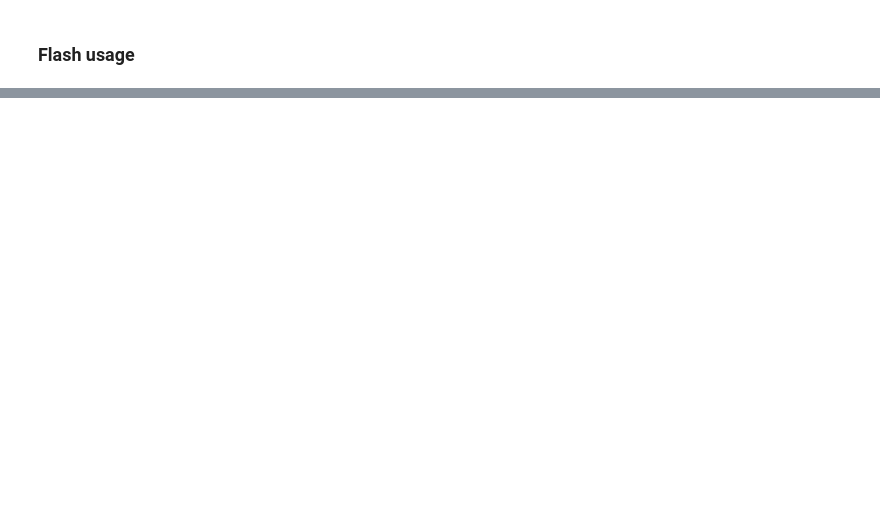
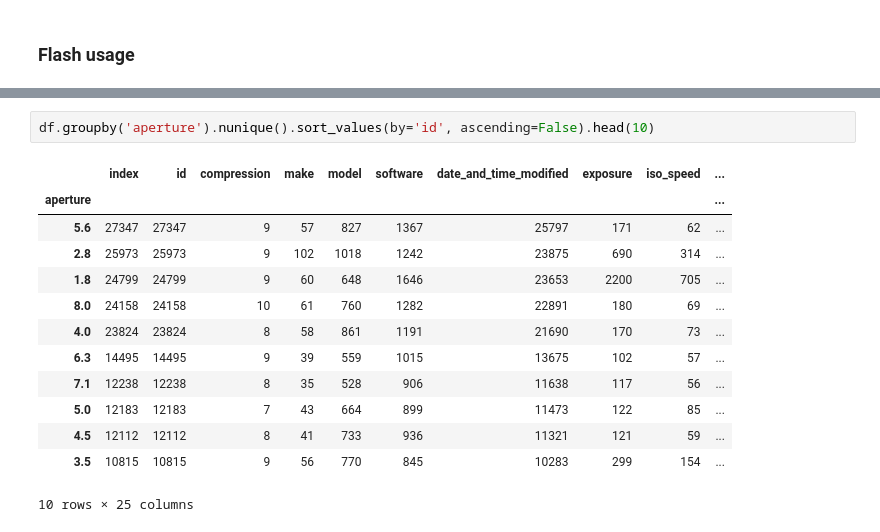
Before and after one commit to BrittaZa/Capstone_Flickr_Metadata, a Jupyter notebook: johannes_eda.ipynb, the cells around one changed output, grey strips where cells are left out. Drawn from its saved outputs; the diff is of its cells as text; blank space fills up the shorter version.

```diff
--- a/johannes_eda.ipynb
+++ b/johannes_eda.ipynb
@@ -891,0 +540,16 @@ df.flash.value_counts().to_frame().head(50)
+# %%
+df.groupby('aperture').nunique().sort_values(by='id', ascending=False).head(10)
+# %% [output]
+|  | index | id | compression | make | model | software | date_and_time_modified | exposure | iso_speed | ... |
+| aperture |  |  |  |  |  |  |  |  |  | ... |
+| 5.6 | 27347 | 27347 | 9 | 57 | 827 | 1367 | 25797 | 171 | 62 | ... |
+| 2.8 | 25973 | 25973 | 9 | 102 | 1018 | 1242 | 23875 | 690 | 314 | ... |
+| 1.8 | 24799 | 24799 | 9 | 60 | 648 | 1646 | 23653 | 2200 | 705 | ... |
+| 8.0 | 24158 | 24158 | 10 | 61 | 760 | 1282 | 22891 | 180 | 69 | ... |
+| 4.0 | 23824 | 23824 | 8 | 58 | 861 | 1191 | 21690 | 170 | 73 | ... |
+| 6.3 | 14495 | 14495 | 9 | 39 | 559 | 1015 | 13675 | 102 | 57 | ... |
+| 7.1 | 12238 | 12238 | 8 | 35 | 528 | 906 | 11638 | 117 | 56 | ... |
+| 5.0 | 12183 | 12183 | 7 | 43 | 664 | 899 | 11473 | 122 | 85 | ... |
+| 4.5 | 12112 | 12112 | 8 | 41 | 733 | 936 | 11321 | 121 | 59 | ... |
+| 3.5 | 10815 | 10815 | 9 | 56 | 770 | 845 | 10283 | 299 | 154 | ... |
+10 rows × 25 columns
```
Also changed, not shown: parts of 74 cells of this notebook, 3 other files.
